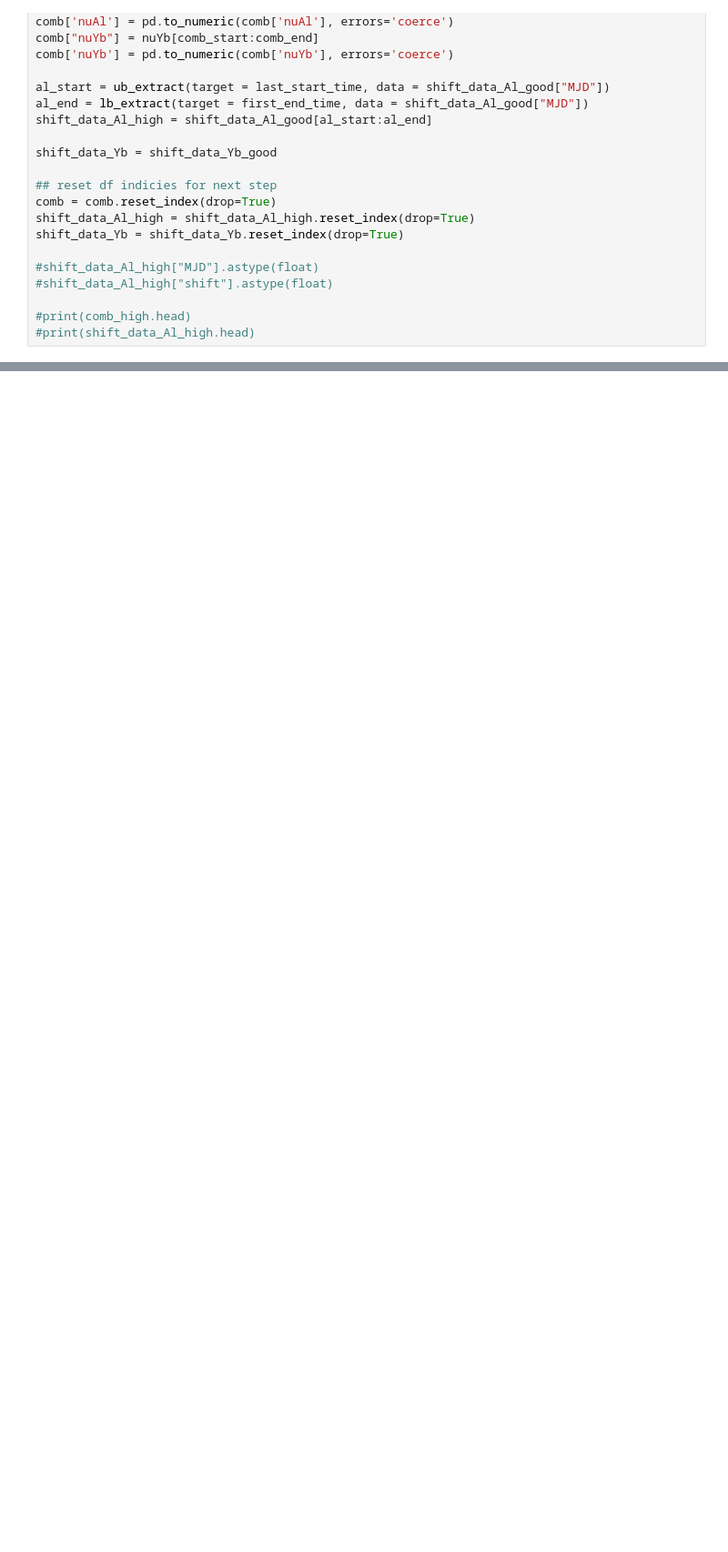
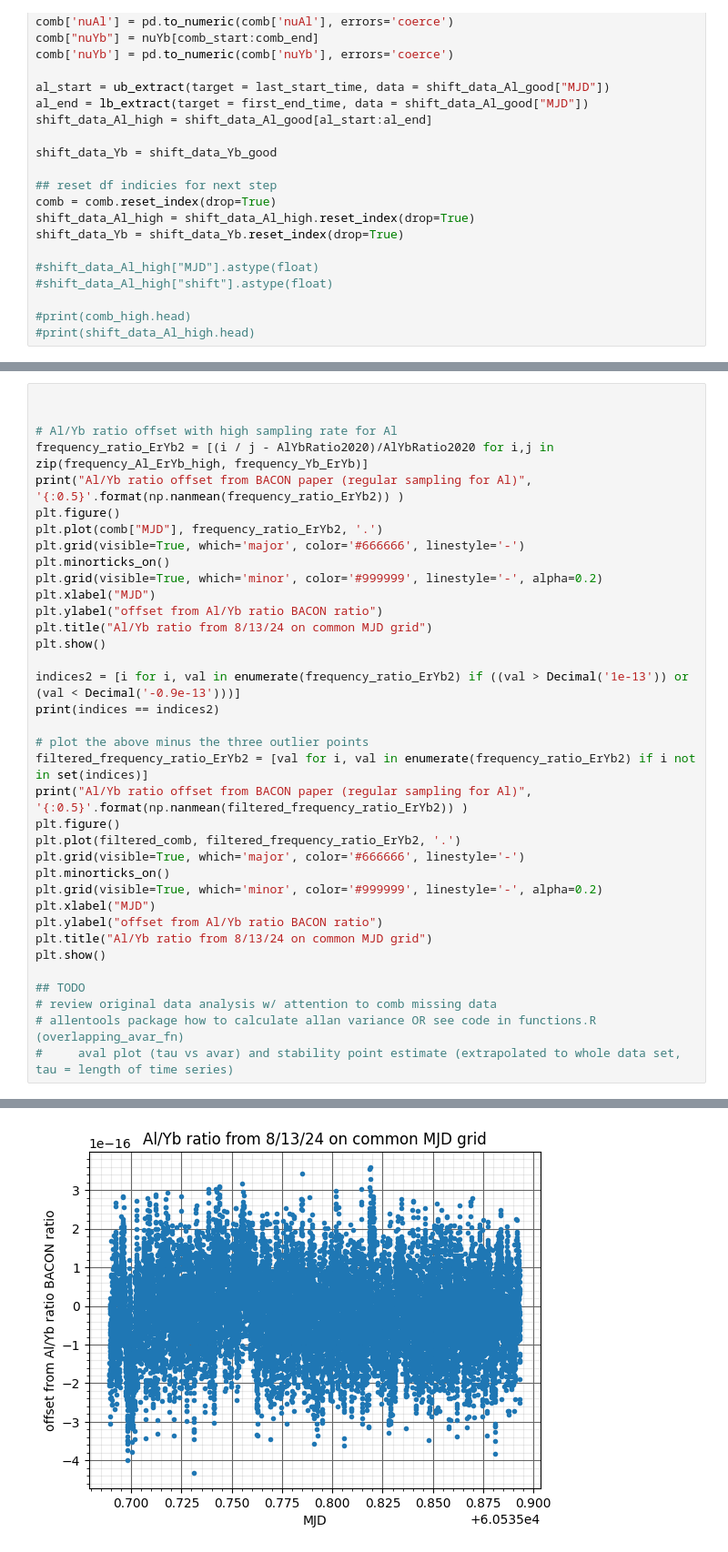
Before and after one commit to caitberry/atomic-clock, a Jupyter notebook: st-interp/three_clocks/reduced-sampling-experiment.ipynb, the cells around one changed output, grey strips where cells are left out. Shown at 91% size. Cells and saved outputs as stored; diff of their text form; blank space fills up the shorter version.

```diff
--- a/st-interp/three_clocks/reduced-sampling-experiment.ipynb
+++ b/st-interp/three_clocks/reduced-sampling-experiment.ipynb
@@ -355,0 +363,37 @@ Al/Yb ratio offset from BACON paper (regular sampling for Al) -2.6108E-17
+# %%
+
+
+# Al/Yb ratio offset with high sampling rate for Al
+frequency_ratio_ErYb2 = [(i / j - AlYbRatio2020)/AlYbRatio2020 for i,j in zip(frequency_Al_ErYb_high, frequency_Yb_ErYb)]
+print("Al/Yb ratio offset from BACON paper (regular sampling for Al)", '{:0.5}'.format(np.nanmean(frequency_ratio_ErYb2)) )
+plt.figure()
+plt.plot(comb["MJD"], frequency_ratio_ErYb2, '.')
+plt.grid(visible=True, which='major', color='#666666', linestyle='-')
+plt.minorticks_on()
+plt.grid(visible=True, which='minor', color='#999999', linestyle='-', alpha=0.2)
+plt.xlabel("MJD")
+plt.ylabel("offset from Al/Yb ratio BACON ratio")
+plt.title("Al/Yb ratio from 8/13/24 on common MJD grid")
+plt.show()
+
+indices2 = [i for i, val in enumerate(frequency_ratio_ErYb2) if ((val > Decimal('1e-13')) or (val < Decimal('-0.9e-13')))]
+print(indices == indices2)
+
+# plot the above minus the three outlier points
+filtered_frequency_ratio_ErYb2 = [val for i, val in enumerate(frequency_ratio_ErYb2) if i not in set(indices)]
+print("Al/Yb ratio offset from BACON paper (regular sampling for Al)", '{:0.5}'.format(np.nanmean(filtered_frequency_ratio_ErYb2)) )
+plt.figure()
+plt.plot(filtered_comb, filtered_frequency_ratio_ErYb2, '.')
+plt.grid(visible=True, which='major', color='#666666', linestyle='-')
+plt.minorticks_on()
+plt.grid(visible=True, which='minor', color='#999999', linestyle='-', alpha=0.2)
+plt.xlabel("MJD")
+plt.ylabel("offset from Al/Yb ratio BACON ratio")
+plt.title("Al/Yb ratio from 8/13/24 on common MJD grid")
+plt.show()
+
+## TODO
+# review original data analysis w/ attention to comb missing data
+# allentools package how to calculate allan variance OR see code in functions.R (overlapping_avar_fn)
+#     aval plot (tau vs avar) and stability point estimate (extrapolated to whole data set, tau = length of time series)
+# %% [output]
@@ -355,0 +404 @@ Al/Yb ratio offset from BACON paper (regular sampling for Al) -2.6108E-17
+[figure, added]
```
Also changed, not shown: parts of 5 cells of this notebook.
